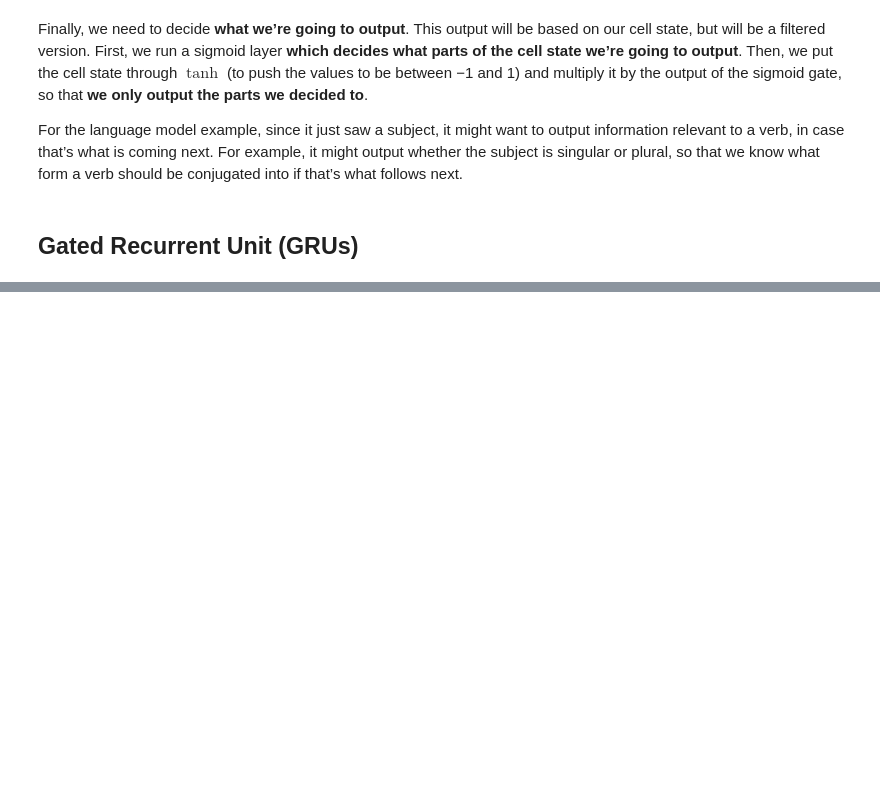
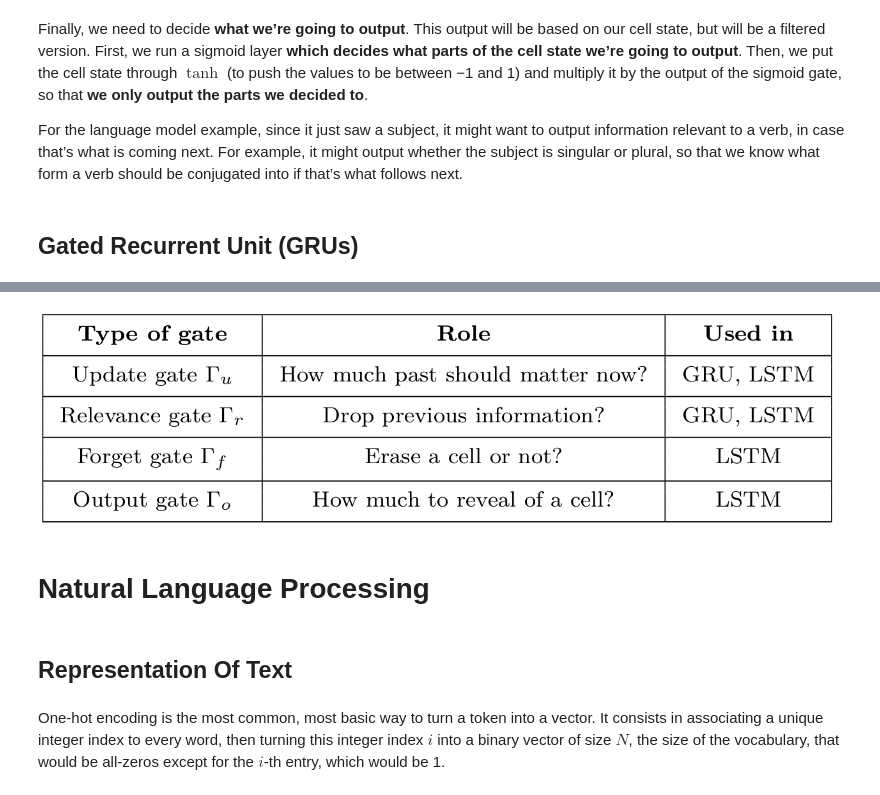
Before and after one commit to safakkbilici/Deep-Learning-Lecture-2020-2021-First-Term, a Jupyter notebook: lecture notes/05-Texts-And-Sequential-Models.ipynb, the cells around one changed output, grey strips where cells are left out. Drawn from its saved outputs; the diff is of its cells as text; code cells hidden in the pictures; blank space fills up the shorter version.

```diff
--- a/lecture notes/05-Texts-And-Sequential-Models.ipynb
+++ b/lecture notes/05-Texts-And-Sequential-Models.ipynb
@@ -379,0 +390,12 @@ For the language model example, since it just saw a subject, it might want to ou
+# %%
+from IPython.display import Image
+from IPython.core.display import HTML
+Image(filename= "./img/lstm10.png",width=800, height=800)
+# %% [output]
+[figure, added]
+# %% [markdown]
+# Natural Language Processing
+# %% [markdown]
+## Representation Of Text
+# %% [markdown]
+One-hot encoding is the most common, most basic way to turn a token into a vector.  It consists in associating a unique integer index to every word, then turning this integer index $i$ into a binary vector of size $N$, the size of the vocabulary, that would be all-zeros except for the $i$-th entry, which would be 1.
```
Also changed, not shown: parts of 42 cells of this notebook.
